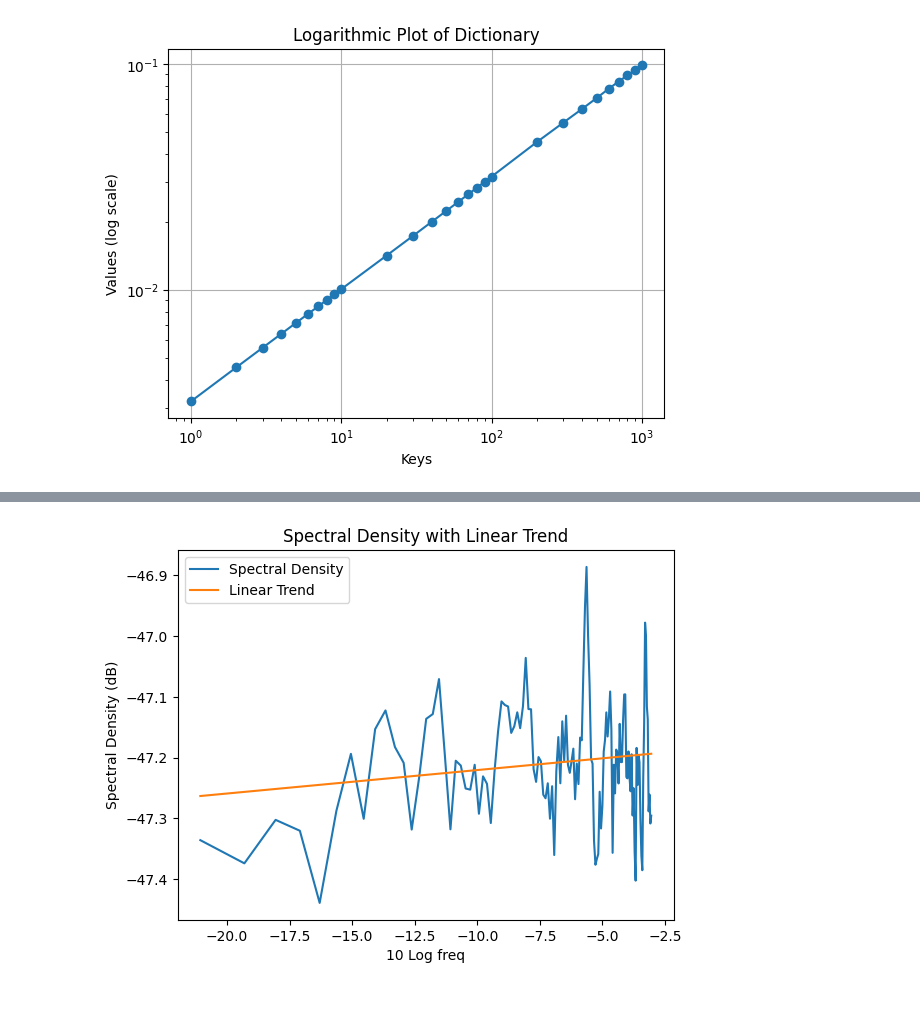
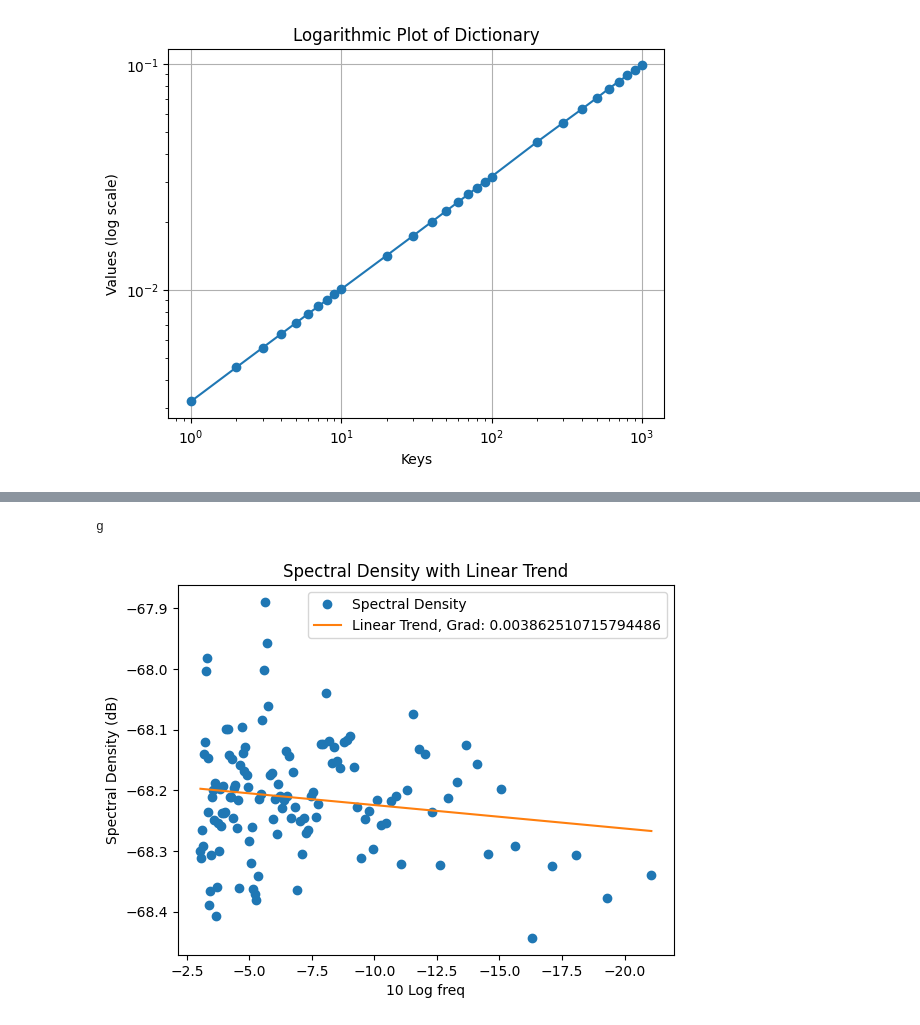
Before and after one commit to FabioGreenwood/econophysics-project, a Jupyter notebook: Model 0.0.1.ipynb, the cells around one changed output, grey strips where cells are left out. Saved outputs shown, nothing was run; the diff lists cells and outputs as text; code cells hidden in the pictures.

```diff
--- a/Model 0.0.1.ipynb
+++ b/Model 0.0.1.ipynb
@@ -7,7 +7,12 @@ import copy
 import matplotlib.pyplot as plt
 from matplotlib.ticker import ScalarFormatter
 
-file_location = r"C:\Users\Fabio\OneDrive\Documents\Studies\Econophysics\econophysics-project\Data\tiingo_eco_1min\msft.csv"
+folder_location         = r"C:\Users\Fabio\OneDrive\Documents\Studies\Econophysics\econophysics-project\Data\tiingo_eco_1min"
+file_name               = r"\msft_1min_2023-06-26_2023-11-13.csv"
+file_location           = folder_location + file_name
+
+df_file_path            = r"C:\Users\Fabio\OneDrive\Documents\Studies\Econophysics\econophysics-project\df.csv"
+df_velocity_file_path   = r"C:\Users\Fabio\OneDrive\Documents\Studies\Econophysics\econophysics-project\df_velocity.csv"
 # %%
 def return_price_dynamic_data(df_input=file_location, price_string="Close*", return_plot=True, scale_to_first_value=True):
 
@@ -16,7 +21,7 @@ def return_price_dynamic_data(df_input=file_location, price_string="Close*", ret
     #calculate deltas
     df_close["delta"] = np.zeros(len(df_close.index))
     for i in df_close.index[1:]:
-        df_close.loc[i, "delta"] = df_close[price_string][i - 1] - df_close[price_string][i]
+        df_close.loc[int(i), "delta"] = df_close[price_string][int(i) - 1] - df_close[price_string][int(i)]
     df_close["delta"][0] = df_close["delta"][1]
 
     #produce plots and return values
@@ -88,13 +93,19 @@ def return_sigma_delta_t(df_input=file_location, price_string="close", return_ch
         df[str(int(incri))] = np.nan
         for time_step in df.index[int(incri):]:
             df.loc[time_step, str(int(incri))] = df[price_string][time_step - incri] - df[price_string][time_step]
-        r = df[str(incri)].std()
+        r = df[str(int(incri))].std()
         sigma_delta[str(int(incri))] = r
-        print(str(incri) + ":" + str(r))
+        print(str(int(incri)) + ":" + str(r))
     return sigma_delta, df, df_velocity
 
 time_steps_inputs=[1e0, 2e0, 3e0, 4e0, 5e0, 6e0, 7e0, 8e0, 9e0, 1e1, 2e1, 3e1, 4e1, 5e1, 6e1, 7e1, 8e1, 9e1, 1e2, 2e2, 3e2, 4e2, 5e2, 6e2, 7e2, 8e2, 9e2, 1e3, 2e2, 3e2, 4e2, 5e2, 6e2, 7e2, 8e2, 9e2, 1e3]
 
-results, df, df_velocity = return_sigma_delta_t(df_input=file_location, delta_ts=time_steps_inputs, return_change_in_velocity=True)#
-
-print(results)
+if True == True:
+    results, df, df_velocity = return_sigma_delta_t(df_input=file_location, delta_ts=time_steps_inputs, return_change_in_velocity=True)#
+    print(results)
+    df.to_csv(df_file_path)
+    df_velocity.to_csv(df_velocity_file_path)
+else:
+    results     = {'1': 0.0032045201803123516, '2': 0.004528424452189853, '3': 0.005538525816512876, '4': 0.006388793178957317, '5': 0.007136640473178932, '6': 0.0078100441919344045, '7': 0.008428490111898052, '8': 0.009005054720234525, '9': 0.009549792670285873, '10': 0.010061890490620588, '20': 0.014166073324460769, '30': 0.017321202087545125, '40': 0.020002110908091893, '50': 0.022361130126193163, '60': 0.024496654807211707, '70': 0.026478903897898306, '80': 0.028341692360473424, '90': 0.030080629031601382, '100': 0.031709069833486724, '200': 0.045080750283957034, '300': 0.05496757947963504, '400': 0.06321910793696926, '500': 0.07064215083591915, '600': 0.0775460503845981, '700': 0.08360250415820772, '800': 0.08896556885370603, '900': 0.09390068583005222, '1000': 0.09860033158139558}
+    df          = pd.read_csv(df_file_path)
+    df_velocity = pd.read_csv(df_velocity_file_path)
@@ -182,3 +214,7 @@ done
+# %%
+print("g")
+# %% [output]
+g
 # %%
 import numpy as np
 from scipy import signal
@@ -186,34 +222,35 @@ import matplotlib.pyplot as plt
 
 # Generate or load your dataset
 data = df_velocity['close'].values  # Example: Random data
 
 # Compute the spectral density using the welch method
 frequencies, spectral_density = signal.welch(data, fs=1.0)
 
 #remove the anomolies
 frequencies         = frequencies[2:-1]
 spectral_density    = spectral_density[2:-1]
 
 # Convert frequencies to "10 Log freq"
 x = 10 * np.log10(frequencies)
 
 # Convert spectral density to decibels (dB)
-y = 10 * np.log10(spectral_density)
+y = 10 * np.log10(spectral_density / len(spectral_density))
 
 # Fit a linear trend to the log-transformed data
 coefficients = np.polyfit(x, y, deg=1)
 
 # Calculate the trendline values
 trendline = np.polyval(coefficients, x)
 
 # Plot the spectral density with dB y-axis and "10 Log freq" x-axis
-plt.plot(x, y, label='Spectral Density')
-plt.plot(x, trendline, label='Linear Trend')
+plt.plot(x, y, label='Spectral Density', marker='o', linestyle='none')
+plt.plot(x, trendline, label='Linear Trend, Grad: ' + str(coefficients[0]))
 
 plt.xlabel('10 Log freq')
 plt.ylabel('Spectral Density (dB)')
 plt.title('Spectral Density with Linear Trend')
 plt.legend()
+plt.gca().invert_xaxis()
 plt.show()
 # %% [output]
-[figure, old version]
+[figure, new version]
```
Also changed, not shown: parts of 8 cells of this notebook.
